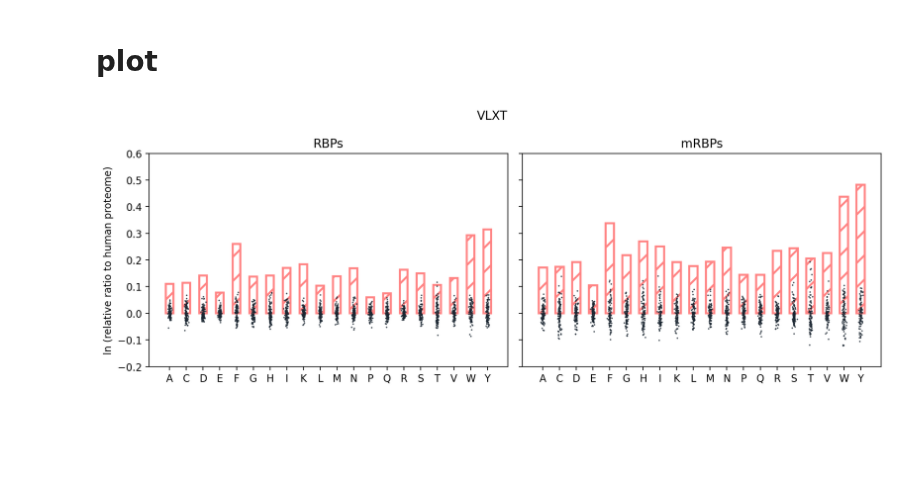
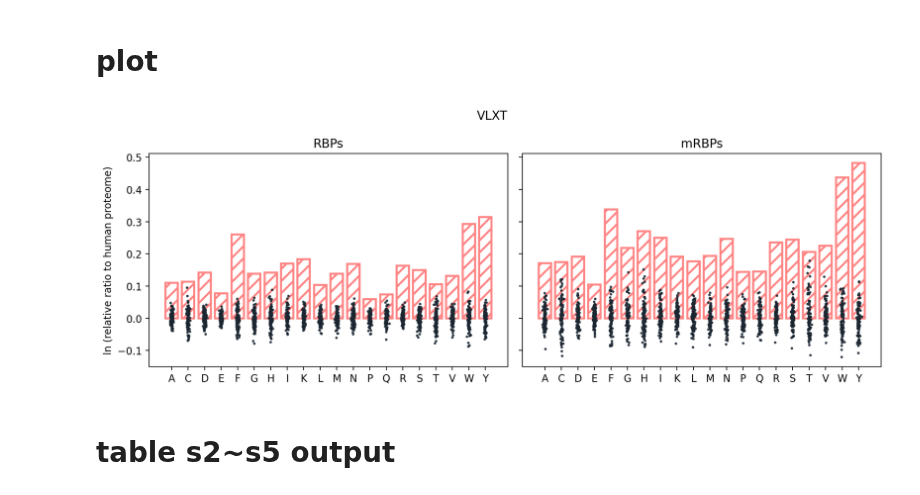
Before and after one commit to allmwh/the_return_of_the_rings, a Jupyter notebook: fig1_b.ipynb, the cells around one changed output. Drawn from its saved outputs; the diff is of its cells as text; code cells hidden in the pictures; blank space fills up the shorter version.

```diff
--- a/fig1_b.ipynb
+++ b/fig1_b.ipynb
@@ -44,10 +28,8 @@ sample_times = 100
 # %% [markdown]
 # load data
 # %%
-pondr_disorder_identification_path = Path("./output/pondr_disorder_identification")
-od_human_df = pd.read_pickle(
-    pondr_disorder_identification_path / "{}_od_human_df.pkl".format(algorithm)
-)
+pondr_disorder_ident_path = Path("./output/pondr_disorder_ident")
+od_human_df = pd.read_pickle(pondr_disorder_ident_path / "{}_od_human_df.pkl".format(algorithm))
 od_rbp_df = get_subset(od_human_df, "rbp")
 od_mrbp_df = get_subset(od_human_df, "mrbp")
 # %% [markdown]
@@ -147,12 +124,0 @@ human_sample_for_mrbp = sample(
-# %%
-output = {
-    "aa_order": rbp_population_dict["aa_order"],
-    "rbp": {
-        "population": rbp_population_dict["ratio_matrix"],
-        "human_sample": human_sample_for_rbp["ratio_matrix"],
-    },
-    "mrbp": {
-        "population": mrbp_population_dict["ratio_matrix"],
-        "human_sample": human_sample_for_mrbp["ratio_matrix"],
-    },
-}
@@ -181,45 +127,26 @@ output
 # %%
 mpl.rcParams["hatch.linewidth"] = 2
 f, (a0, a1) = plt.subplots(1, 2, sharex=True, sharey=True, figsize=(11, 4), dpi=200)
 
-X = np.arange(len(aa_order))
+X = np.arange(len(aa_sort))
 
 noise = np.random.normal(0, 0.05, (output["rbp"]["human_sample"].shape))
 for index, i in enumerate(output["rbp"]["human_sample"]):
-    a0.scatter(X + noise[index], i, color=(0.105, 0.149, 0.192, 0.8), s=0.3, zorder=10)
-a0.bar(
-    X,
-    output["rbp"]["population"][0],
-    width=0.45,
-    tick_label=aa_order,
-    zorder=0,
-    color="white",
-    hatch="/",
-    linewidth=2,
-    edgecolor="#ff8484",
-)
+    a0.scatter(X + noise[index], i, color=(0.105, 0.149, 0.192, 0.8), s=2.5, zorder=10)
+a0.bar(X, output["rbp"]["population"][0], width=0.75, tick_label=aa_sort, zorder=0, color="white", hatch="//", linewidth=2, edgecolor="#ff8484",)
 a0.set_title("RBPs")
 a0.set_ylabel("ln (relative ratio to human proteome)")
-a0.set_ylim(-0.2, 0.6)
 
 noise = np.random.normal(0, 0.05, (output["mrbp"]["human_sample"].shape))
 for index, i in enumerate(output["mrbp"]["human_sample"]):
-    a1.scatter(X + noise[index], i, color=(0.105, 0.149, 0.192, 0.8), s=0.3, zorder=10)
-a1.bar(
-    X,
-    output["mrbp"]["population"][0],
-    width=0.5,
-    tick_label=aa_order,
-    zorder=0,
-    color="white",
-    hatch="/",
-    linewidth=2,
-    edgecolor="#ff8484",
-)
+    a1.scatter(X + noise[index], i, color=(0.105, 0.149, 0.192, 0.8), s=2.5, zorder=10)
+a1.bar(X, output["mrbp"]["population"][0], width=0.75, tick_label=aa_sort, zorder=0, color="white", hatch="//", linewidth=2, edgecolor="#ff8484",)
 a1.set_title("mRBPs")
-
+# a1.set_ylim(-0.2, 0.6)
 
 f.suptitle(algorithm)
 f.tight_layout()
 # %% [output]
-[figure, old version]
+[figure, new version]
+# %% [markdown]
+# table s2~s5 output
```
Also changed, not shown: parts of 10 cells of this notebook, 16 other files.
